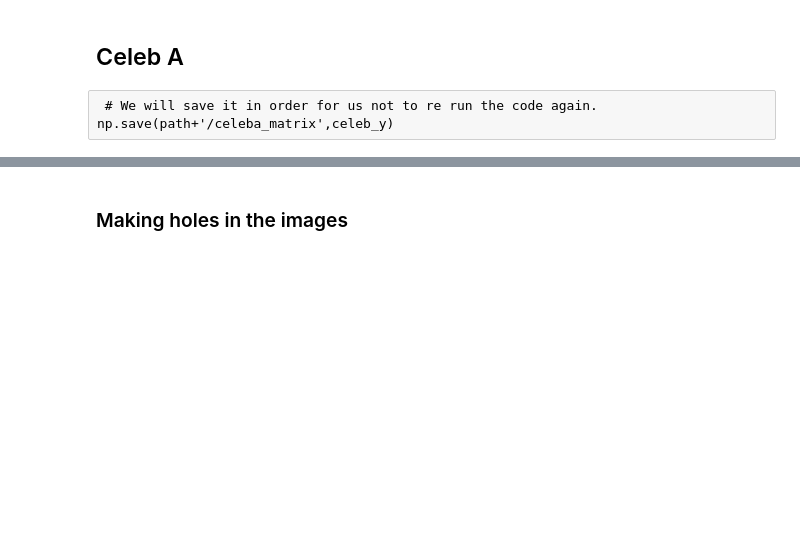
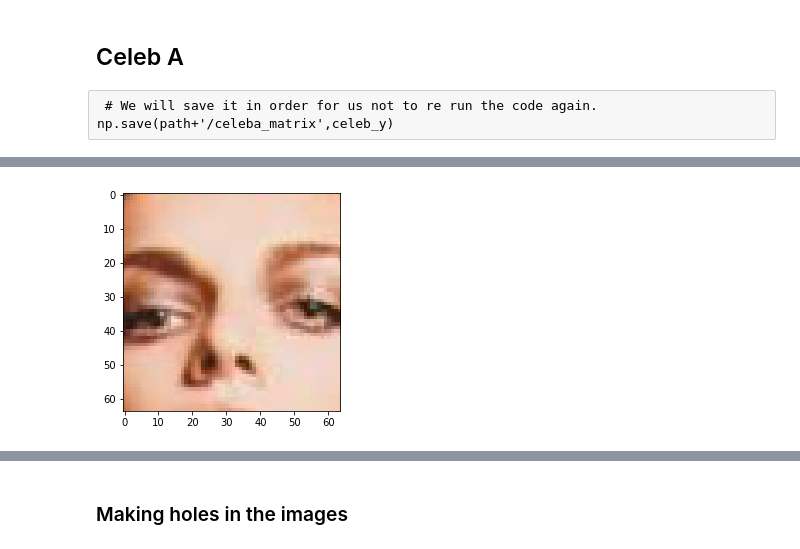
Before and after one commit to antoniolruiz/Image_inpainting_with_DGM, a Jupyter notebook: Antonio/Data_wrangle.ipynb, the cells around one changed output, grey strips where cells are left out. Drawn from its saved outputs; the diff is of its cells as text; code cells hidden in the pictures; blank space fills up the shorter version.

```diff
--- a/Antonio/Data_wrangle.ipynb
+++ b/Antonio/Data_wrangle.ipynb
@@ -32,0 +42,2 @@ np.save(path+'/celeba_matrix',celeb_y)
+# %%
+aux2 = aux[77:141,57:121,:]
@@ -32,0 +52,6 @@ np.save(path+'/celeba_matrix',celeb_y)
+# %%
+from matplotlib import pyplot as plt
+plt.imshow(aux2)
+plt.show()
+# %% [output]
+[figure, added]
```
Also changed, not shown: parts of 8 cells of this notebook.
